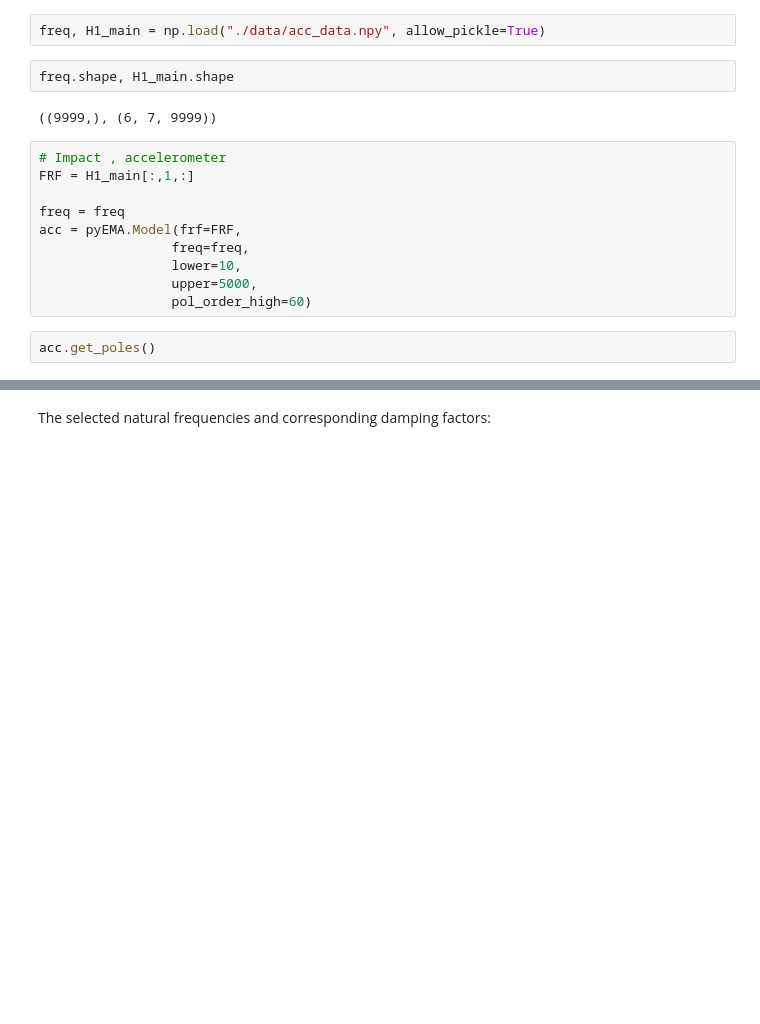
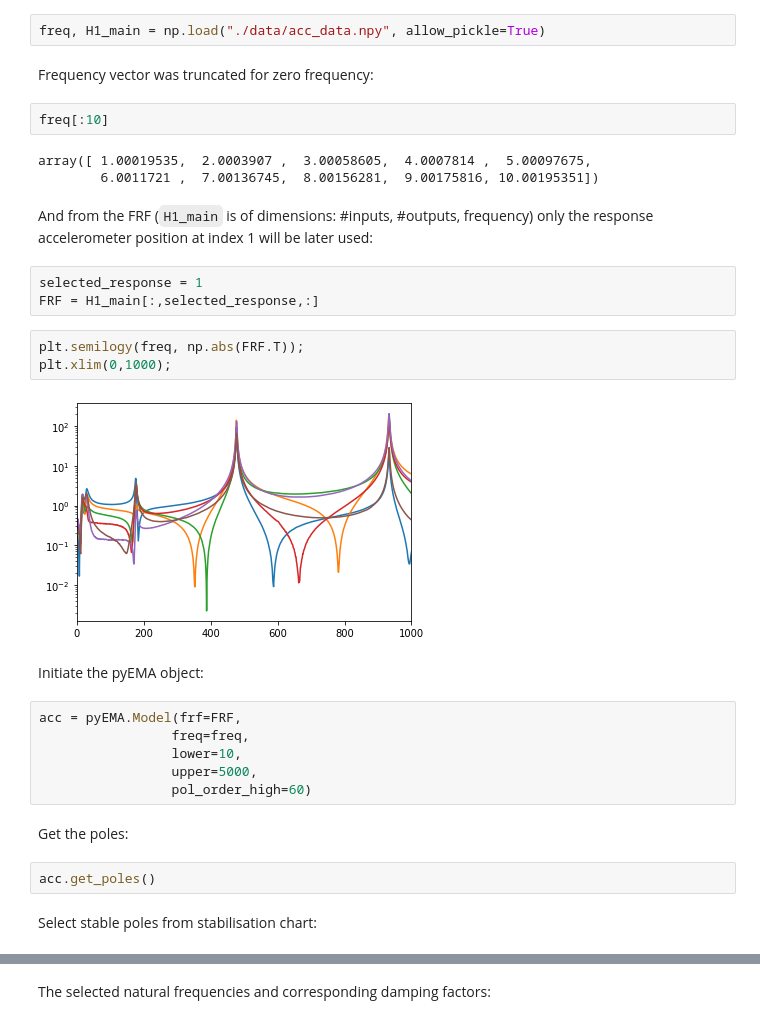
Before and after one commit to ladisk/pyEMA, a Jupyter notebook: pyEMA Showcase.ipynb, the cells around one changed output, grey strips where cells are left out. Saved outputs shown, nothing was run; the diff lists cells and outputs as text; blank space fills up the shorter version.

```diff
--- a/pyEMA Showcase.ipynb
+++ b/pyEMA Showcase.ipynb
@@ -9,21 +14,36 @@ import pyEMA
 # %%
 freq, H1_main = np.load("./data/acc_data.npy", allow_pickle=True)
-# %%
-freq.shape, H1_main.shape
-# %% [output]
-((9999,), (6, 7, 9999))
+# %% [markdown]
+Frequency vector was truncated for zero frequency:
+# %%
+freq[:10]
+# %% [output]
+array([ 1.00019535,  2.0003907 ,  3.00058605,  4.0007814 ,  5.00097675,
+        6.0011721 ,  7.00136745,  8.00156281,  9.00175816, 10.00195351])
+# %% [markdown]
+And from the FRF (`H1_main` is of dimensions: #inputs, #outputs, frequency) only the response accelerometer position at index 1 will be later used:
+# %%
+selected_response = 1
+FRF = H1_main[:,selected_response,:]
+# %%
+plt.semilogy(freq, np.abs(FRF.T));
+plt.xlim(0,1000);
+# %% [output]
+[figure, added]
+# %% [markdown]
+Initiate the pyEMA object:
 # %%
-# Impact , accelerometer
-FRF = H1_main[:,1,:]
-
-freq = freq
 acc = pyEMA.Model(frf=FRF,
                  freq=freq,
                  lower=10,
                  upper=5000,
                  pol_order_high=60)
+# %% [markdown]
+Get the poles:
 # %%
 acc.get_poles()
+# %% [markdown]
+Select stable poles from stabilisation chart:
 # %%
 acc.stab_chart(acc.all_poles, legend = True)
 # %% [output]
```
Also changed, not shown: parts of 17 cells of this notebook, 3 other files.
